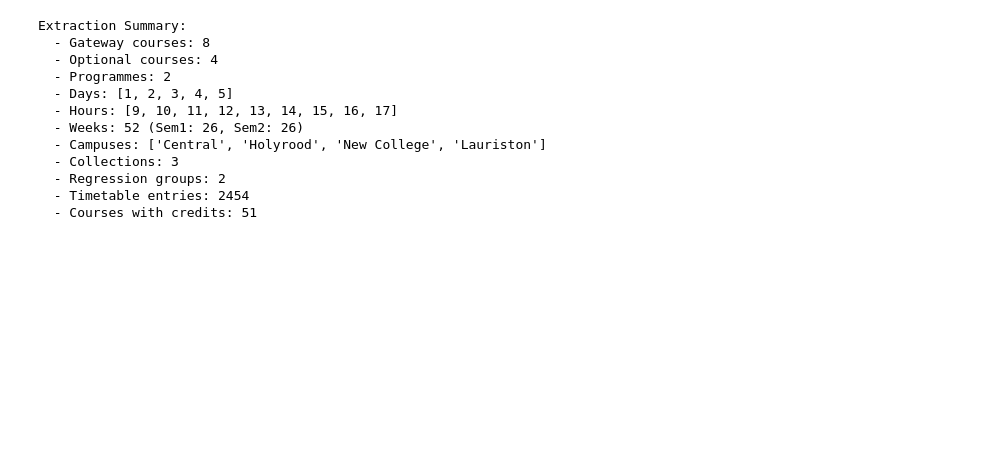
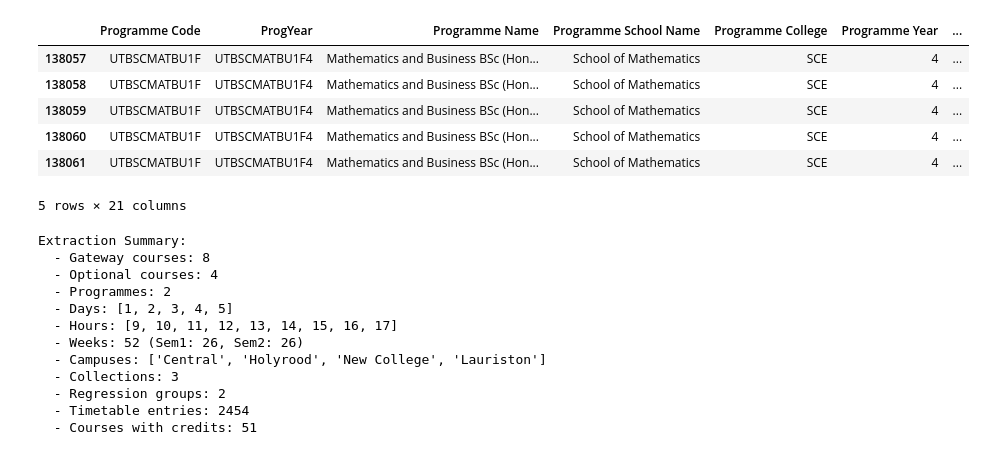
Before and after one commit to sagharrezanavaz/TAOR, a Jupyter notebook: Data Modified and Model Run.ipynb, the cells around one changed output. Saved outputs shown, nothing was run; the diff lists cells and outputs as text; code cells hidden in the pictures; blank space fills up the shorter version.

```diff
--- a/Data Modified and Model Run.ipynb
+++ b/Data Modified and Model Run.ipynb
@@ -8,24 +79,25 @@ warnings.filterwarnings("ignore")
 departments = [
     #'School of Philosophy, Psychology and Language Sciences',
                 #'School of Economics',
-                'School of Informatics',
-                #'School of Physics and Astronomy',
+                #'School of Informatics',
+               # 'School of Physics and Astronomy',
                 'Business School'
 ]
 programmes= ['Mathematics and Business BSc (Hons)',
-             #'Mathematics and Physics (BSc Hons)',
+            # 'Mathematics and Physics (BSc Hons)',
              #'Economics and Mathematics (MA Hons)',
-             'Computer Science and Mathematics (BSc Hons)',
-             #'Philosophy and Mathematics (MA Hons)'
+            # 'Computer Science and Mathematics (BSc Hons)',
+            # 'Philosophy and Mathematics (MA Hons)'
             ]
 
 needed = ['2024-25: UTMATHB : Y3 options : Business options','2024-25: UTMATHB : Y4/5 : Approved Outside Courses','ROU_H_UT International Business 4_10',
 
-          #'Economics Course Options for Joint Programmes Year 3 (A)','Topics in Microeconomics', 'Essentials of Econometrics','Economics Course Options Year 3 (joint programmes)','Economics Course Options Year 4 (joint programmes)',
+         # 'Economics Course Options for Joint Programmes Year 3 (A)','Topics in Microeconomics', 'Essentials of Econometrics','Economics Course Options Year 3 (joint programmes)','Economics Course Options Year 4 (joint programmes)',
 
-          #'Electromagnetism and Relativity','Undergraduate (School of Physics and Astronomy) Level 9 and 10  courses','MathsPhysics : Y3 physics choice','MathsPhysics : Y4 Physics Projects','Undergraduate (School of Physics and Astronomy) Level 10 and 11 courses',
+       #   'Electromagnetism and Relativity','Undergraduate (School of Physics and Astronomy) Level 9 and 10  courses','MathsPhysics : Y3 physics choice','MathsPhysics : Y4 Physics Projects','Undergraduate (School of Physics and Astronomy) Level 10 and 11 courses',
 
-        'Informatics Hons 3rd Year Group Project and Large Practical','Informatics Hons 3rd Year AI Courses','Informatics Hons 3rd Year Joint Degree CS Courses','Informatics - Professional Issues','Informatics Hons 4th Year Courses',
+       # 'Informatics Hons 3rd Year Group Project and Large Practical','Informatics Hons 3rd Year AI Courses','Informatics Hons 3rd Year Joint Degree CS Courses','Informatics - Professional Issues','Informatics Hons 4th Year Courses',
 
         #  'Year 3 Philosophy - History of Philosophy','Practical Philosophy', 'Theoretical Philosophy','Philosophy Honours Year 4'
          ]
+years = [3,4]
@@ -164,3 +231,13 @@ programme_df.loc[condition, [
+# %%
+programme_df.head()
+# %% [output]
+|  | Programme Code | ProgYear | Programme Name | Programme School Name | Programme College | Programme Year | ... |
+| 138057 | UTBSCMATBU1F | UTBSCMATBU1F4 | Mathematics and Business BSc (Hon... | School of Mathematics | SCE | 4 | ... |
+| 138058 | UTBSCMATBU1F | UTBSCMATBU1F4 | Mathematics and Business BSc (Hon... | School of Mathematics | SCE | 4 | ... |
+| 138059 | UTBSCMATBU1F | UTBSCMATBU1F4 | Mathematics and Business BSc (Hon... | School of Mathematics | SCE | 4 | ... |
+| 138060 | UTBSCMATBU1F | UTBSCMATBU1F4 | Mathematics and Business BSc (Hon... | School of Mathematics | SCE | 4 | ... |
+| 138061 | UTBSCMATBU1F | UTBSCMATBU1F4 | Mathematics and Business BSc (Hon... | School of Mathematics | SCE | 4 | ... |
+5 rows × 21 columns
 # %%
 def extract_programme_structure(programme_df):
     """
```
Also changed, not shown: parts of 15 cells of this notebook.
